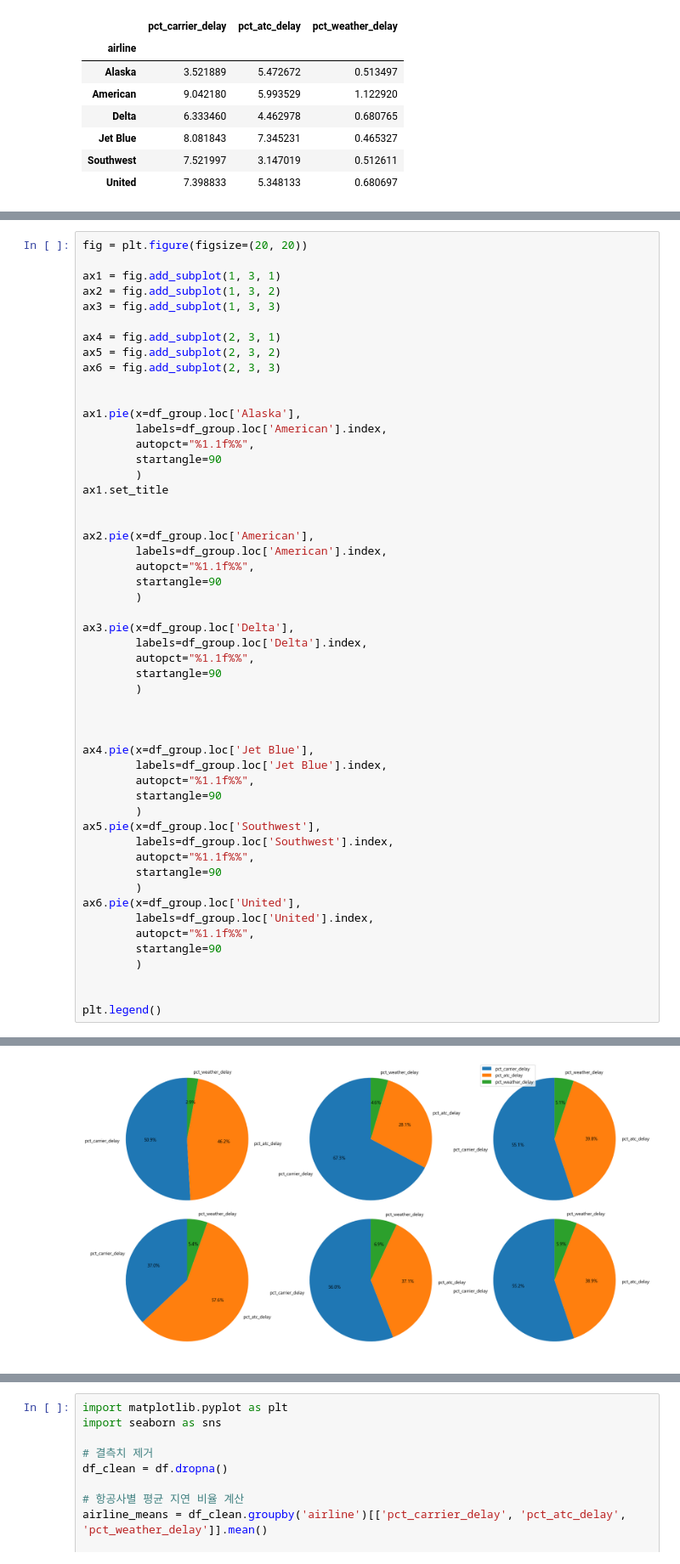
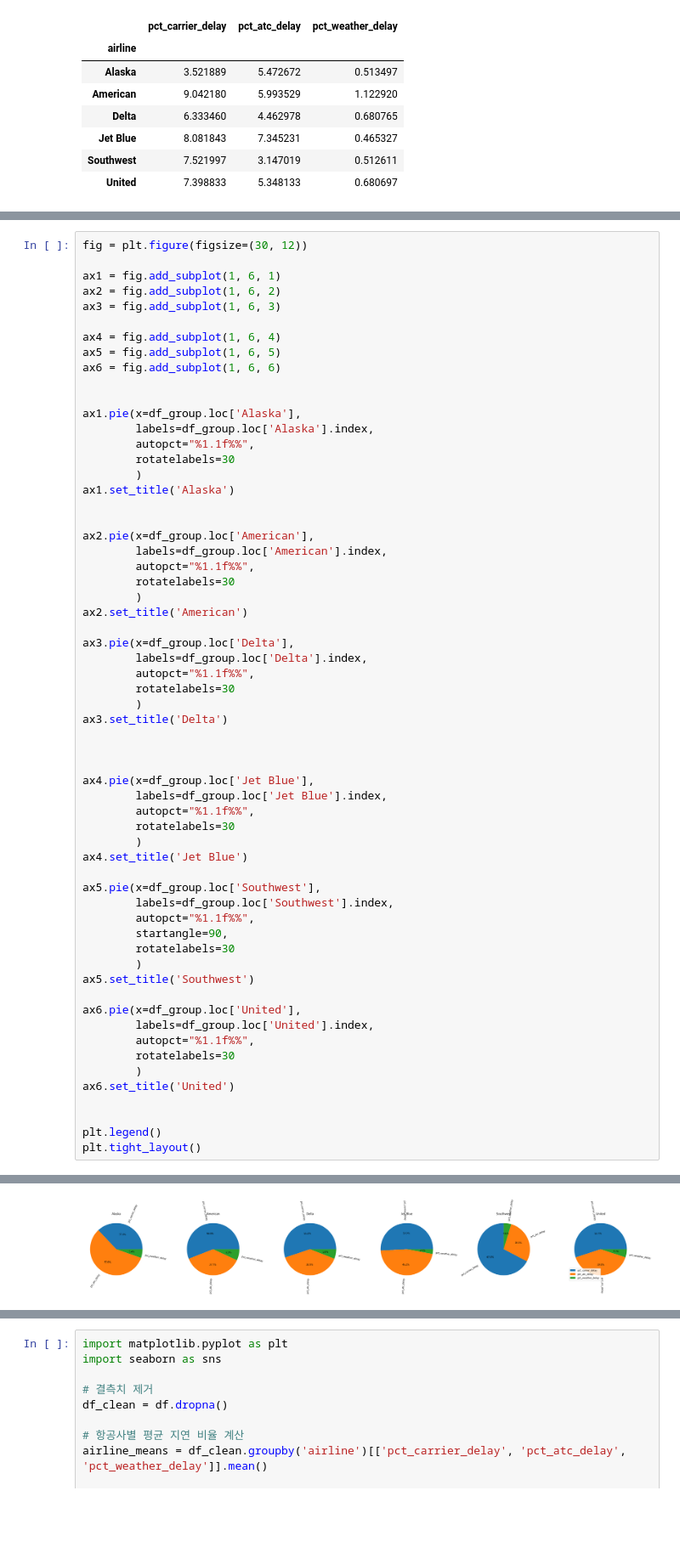
Before and after one commit to Clear-head/airline_stat_python, a Jupyter notebook: airline_analysis.ipynb, the cells around one changed output, grey strips where cells are left out. Shown at 85% size. Saved outputs shown, nothing was run; the diff lists cells and outputs as text; blank space fills up the shorter version.

```diff
--- a/airline_analysis.ipynb
+++ b/airline_analysis.ipynb
@@ -143,53 +137,62 @@ df_group
 # %%
-fig = plt.figure(figsize=(20, 20))
+fig = plt.figure(figsize=(30, 12))
 
-ax1 = fig.add_subplot(1, 3, 1)
-ax2 = fig.add_subplot(1, 3, 2)
-ax3 = fig.add_subplot(1, 3, 3)
+ax1 = fig.add_subplot(1, 6, 1)
+ax2 = fig.add_subplot(1, 6, 2)
+ax3 = fig.add_subplot(1, 6, 3)
 
-ax4 = fig.add_subplot(2, 3, 1)
-ax5 = fig.add_subplot(2, 3, 2)
-ax6 = fig.add_subplot(2, 3, 3)
+ax4 = fig.add_subplot(1, 6, 4)
+ax5 = fig.add_subplot(1, 6, 5)
+ax6 = fig.add_subplot(1, 6, 6)
 
 
 ax1.pie(x=df_group.loc['Alaska'],
-        labels=df_group.loc['American'].index,
+        labels=df_group.loc['Alaska'].index,
         autopct="%1.1f%%",
-        startangle=90
+        rotatelabels=30
         )
-ax1.set_title
+ax1.set_title('Alaska')
 
 
 ax2.pie(x=df_group.loc['American'],
         labels=df_group.loc['American'].index,
         autopct="%1.1f%%",
-        startangle=90
+        rotatelabels=30
         )
+ax2.set_title('American')
 
 ax3.pie(x=df_group.loc['Delta'],
         labels=df_group.loc['Delta'].index,
         autopct="%1.1f%%",
-        startangle=90
+        rotatelabels=30
         )
+ax3.set_title('Delta')
 
 
 
 ax4.pie(x=df_group.loc['Jet Blue'],
         labels=df_group.loc['Jet Blue'].index,
         autopct="%1.1f%%",
-        startangle=90
+        rotatelabels=30
         )
+ax4.set_title('Jet Blue')
+
 ax5.pie(x=df_group.loc['Southwest'],
         labels=df_group.loc['Southwest'].index,
         autopct="%1.1f%%",
-        startangle=90
+        startangle=90,
+        rotatelabels=30
         )
+ax5.set_title('Southwest')
+
 ax6.pie(x=df_group.loc['United'],
         labels=df_group.loc['United'].index,
         autopct="%1.1f%%",
-        startangle=90
+        rotatelabels=30
         )
+ax6.set_title('United')
 
 
 plt.legend()
+plt.tight_layout()
 # %% [output]
@@ -197 +199 @@ plt.legend()
-[figure, old version]
+[figure, new version]
```
Also changed, not shown: parts of 27 cells of this notebook.
